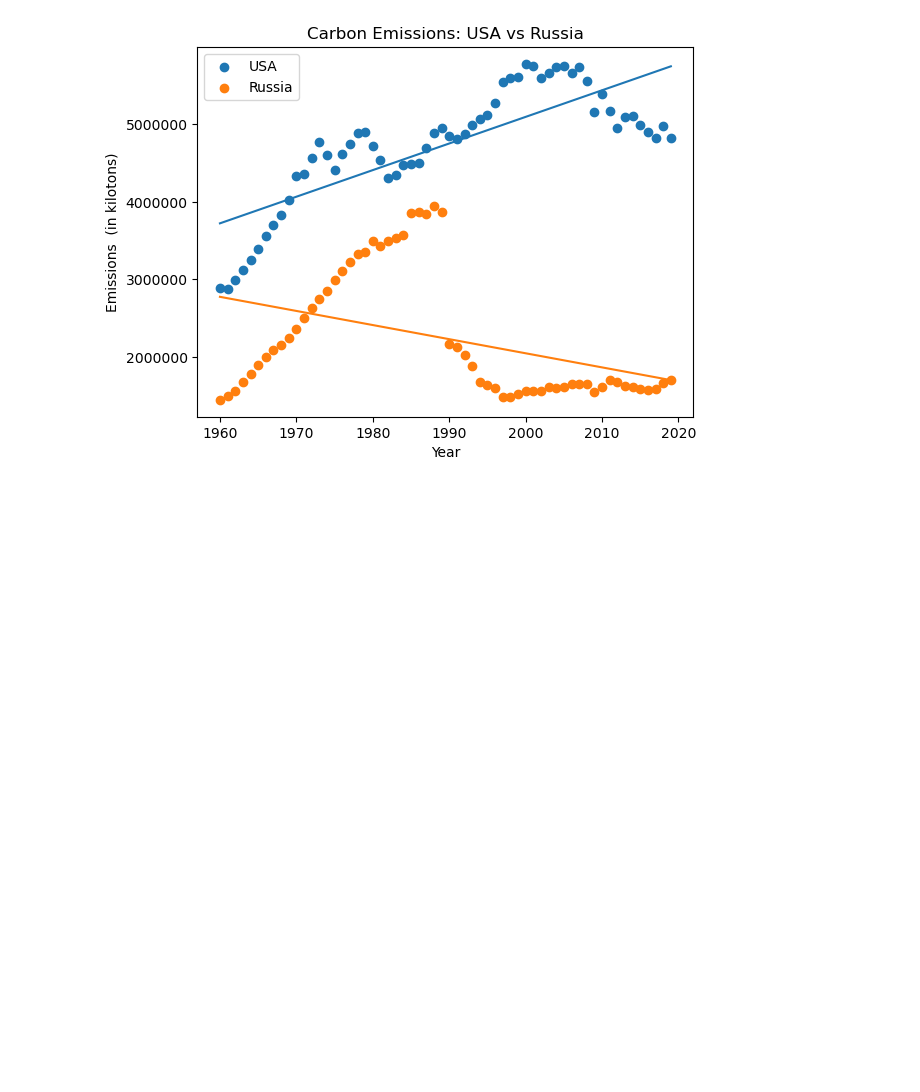
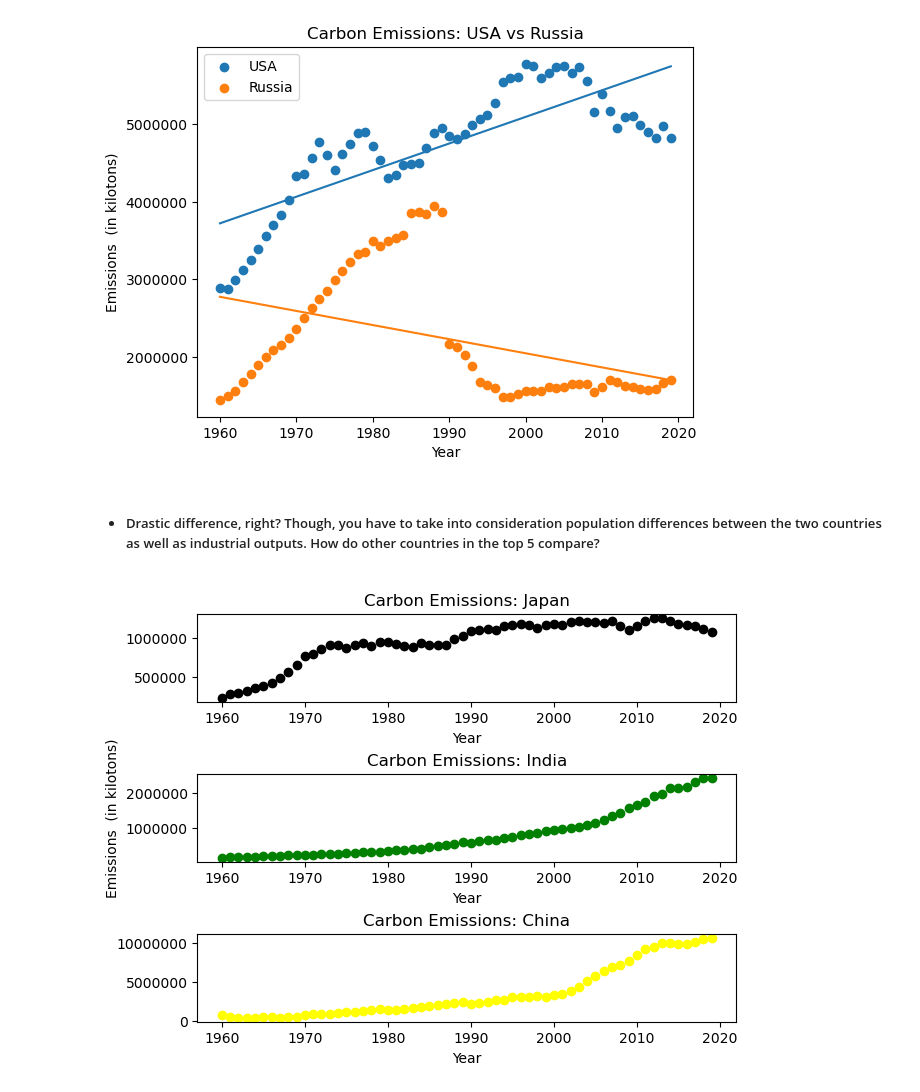
Before and after one commit to JeffreyFennell/Carbon-Emissions, a Jupyter notebook: carbon_emissions_project/carbon_emissions_final.ipynb, the cells around one changed output. Saved outputs shown, nothing was run; the diff lists cells and outputs as text; code cells hidden in the pictures; blank space fills up the shorter version.

Commit message:
Updated charts

```diff
--- a/carbon_emissions_project/carbon_emissions_final.ipynb
+++ b/carbon_emissions_project/carbon_emissions_final.ipynb
@@ -354,3 +358,26 @@ ax.legend(['USA', 'Russia'])
 plt.show()
 # %% [output]
 [figure]
+# %% [markdown]
+- ##### Drastic difference, right? Though, you have to take into consideration population differences between the two countries as well as industrial outputs. How do other countries in the top 5 compare?
+# %%
+fig, (ax1, ax2, ax3) = plt.subplots(3, 1, layout = "constrained")
+
+ax1.scatter(jpn['Year'], jpn['Carbon Emissions (in kilotons)'], color="black", )
+ax2.scatter(ind['Year'], ind['Carbon Emissions (in kilotons)'], color="green")
+ax3.scatter(chn['Year'], chn['Carbon Emissions (in kilotons)'], color="yellow")
+
+ax1.set_xlabel('Year')
+ax1.set_title("Carbon Emissions: Japan")
+ax1.ticklabel_format(style='plain')
+
+ax2.set_xlabel('Year')
+ax2.set_ylabel('Emissions  (in kilotons)')
+ax2.set_title("Carbon Emissions: India")
+ax2.ticklabel_format(style='plain')
+
+ax3.set_xlabel('Year')
+ax3.set_title("Carbon Emissions: China")
+ax3.ticklabel_format(style='plain')
+# %% [output]
+[figure, added]
```
Also changed, not shown: parts of 5 cells of this notebook.
